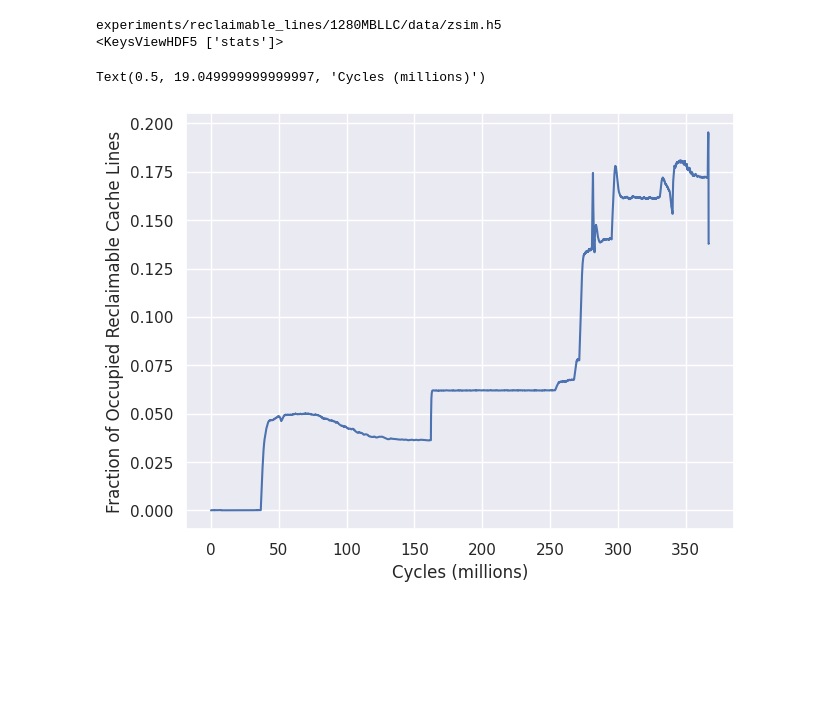
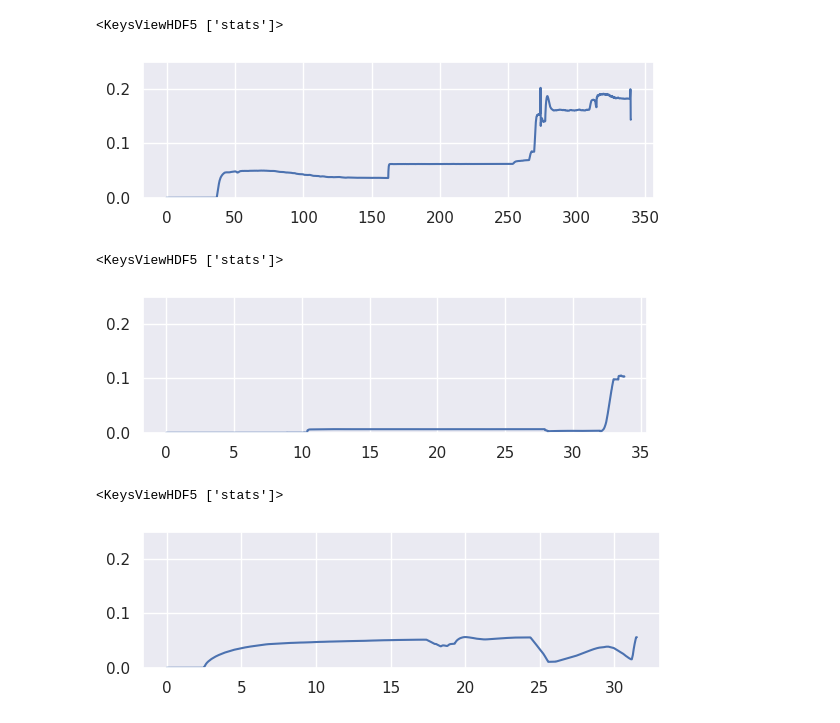
Before and after one commit to abe-f/cs533-proj, a Jupyter notebook: analyze_reclaimable.ipynb, the cells around one changed output. Saved outputs shown, nothing was run; the diff lists cells and outputs as text; code cells hidden in the pictures; blank space fills up the shorter version.

```diff
--- a/analyze_reclaimable.ipynb
+++ b/analyze_reclaimable.ipynb
@@ -1,41 +1,95 @@
 # %%
 import h5py
 import numpy as np
 import os
 from readable_number import ReadableNumber
 import matplotlib.pyplot as plt
 import seaborn as sns
 rn = ReadableNumber
 sns.set_theme()
 
-experiment = "reclaimable_lines"
+plt.rcParams['figure.figsize'] = (6,2);
+
+fig, ax = plt.subplots();
+
+experiment = "capacity_sensitivity"
 config = "1280MBLLC"
-path = f"experiments/{experiment}/{config}/data/zsim.h5"
-print(path)
+path = f"experiments_copy_presentation/{experiment}/{config}/bc_data/zsim.h5"
+
 f = h5py.File(path, 'r')
 
 print(f.keys())
 
 dset = f["stats"]["root"]
 
 num_private_sets = np.sum(dset['l3']['profNonReclaimableLines'], 1)
-# numSets*floor(numWays/10) is the number of reclaimable lines
-# numSets = (cacheSize/64/numWays)
-# numReclaimable = (cacheSize/64/numWays)*floor(numWays/10)
-# so when numWays = 20 and cacheSize = 1.25GiB, numReclaimable = 2097152
 num_private_sets = np.divide(num_private_sets, 2097152);
 phase = 10000/1000000; # x is in millions
 x_vals = np.arange(0, num_private_sets.size*phase, phase);
 
-fig, ax = plt.subplots();
 ax.plot(x_vals, num_private_sets);
 
 fig.tight_layout();
 
-ax.set_ylabel("Fraction of Occupied Reclaimable Cache Lines");
-ax.set_xlabel("Cycles (millions)");
+#ax.set_ylabel("Fraction of Occupied Reclaimable Cache Lines");
+#ax.set_xlabel("Cycles (millions)");
+plt.ylim(0,.25);
 # %% [output]
-experiments/reclaimable_lines/1280MBLLC/data/zsim.h5
 <KeysViewHDF5 ['stats']>
-Text(0.5, 19.049999999999997, 'Cycles (millions)')
-[figure, old version]
+[figure, new version]
+# %%
+fig, ax = plt.subplots();
+
+experiment = "capacity_sensitivity"
+config = "1280MBLLC"
+path = f"experiments_copy_presentation/{experiment}/{config}/bfs_data/zsim.h5"
+
+f = h5py.File(path, 'r')
+
+print(f.keys())
+
+dset = f["stats"]["root"]
+
+num_private_sets = np.sum(dset['l3']['profNonReclaimableLines'], 1)
+num_private_sets = np.divide(num_private_sets, 2097152);
+phase = 10000/1000000; # x is in millions
+x_vals = np.arange(0, num_private_sets.size*phase, phase);
+
+ax.plot(x_vals, num_private_sets);
+
+fig.tight_layout();
+
+#ax.set_ylabel("Fraction of Occupied Reclaimable Cache Lines");
+#ax.set_xlabel("Cycles (millions)");
+plt.ylim(0,.25);
+# %% [output]
+<KeysViewHDF5 ['stats']>
+[figure, added]
+# %%
+fig, ax = plt.subplots();
+
+experiment = "capacity_sensitivity"
+config = "1280MBLLC"
+path = f"experiments_copy_presentation/{experiment}/{config}/cc_data/zsim.h5"
+
+f = h5py.File(path, 'r')
+
+print(f.keys())
+
+dset = f["stats"]["root"]
+
+num_private_sets = np.sum(dset['l3']['profNonReclaimableLines'], 1)
+num_private_sets = np.divide(num_private_sets, 2097152);
+phase = 10000/1000000; # x is in millions
+x_vals = np.arange(0, num_private_sets.size*phase, phase);
+
+ax.plot(x_vals, num_private_sets);
+
+fig.tight_layout();
+
+#ax.set_ylabel("Fraction of Occupied Reclaimable Cache Lines");
+#ax.set_xlabel("Cycles (millions)");
+plt.ylim(0,.25);
+# %% [output]
+<KeysViewHDF5 ['stats']>
+[figure, added]
```
Also changed, not shown: parts of 1 cell of this notebook, 7 other files.
